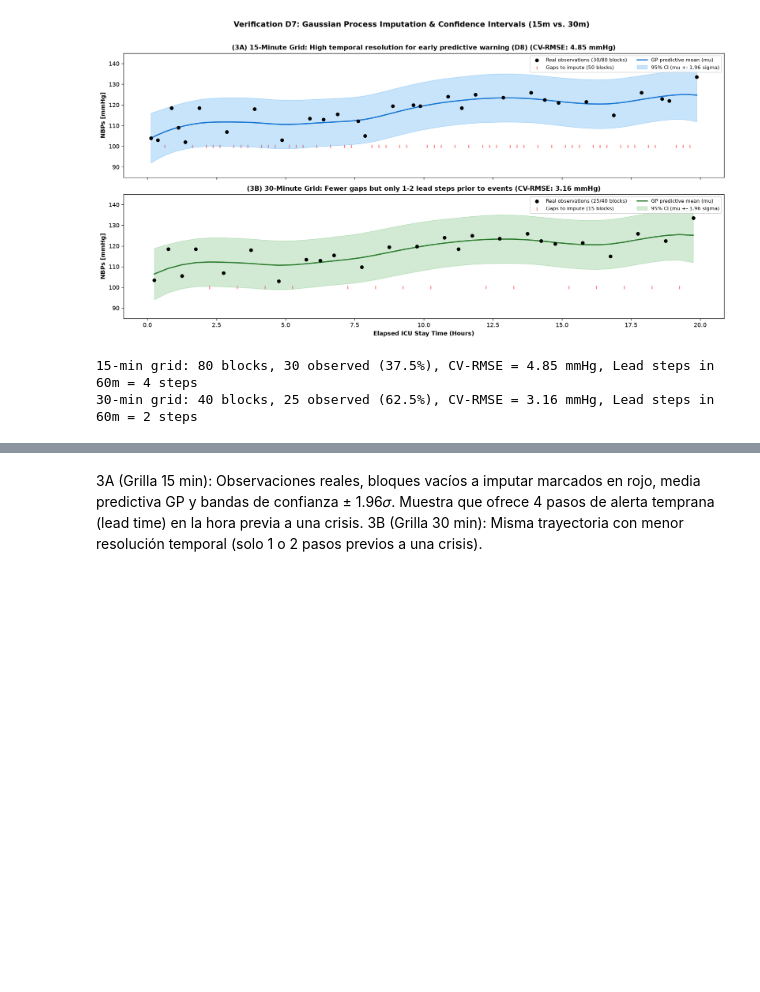
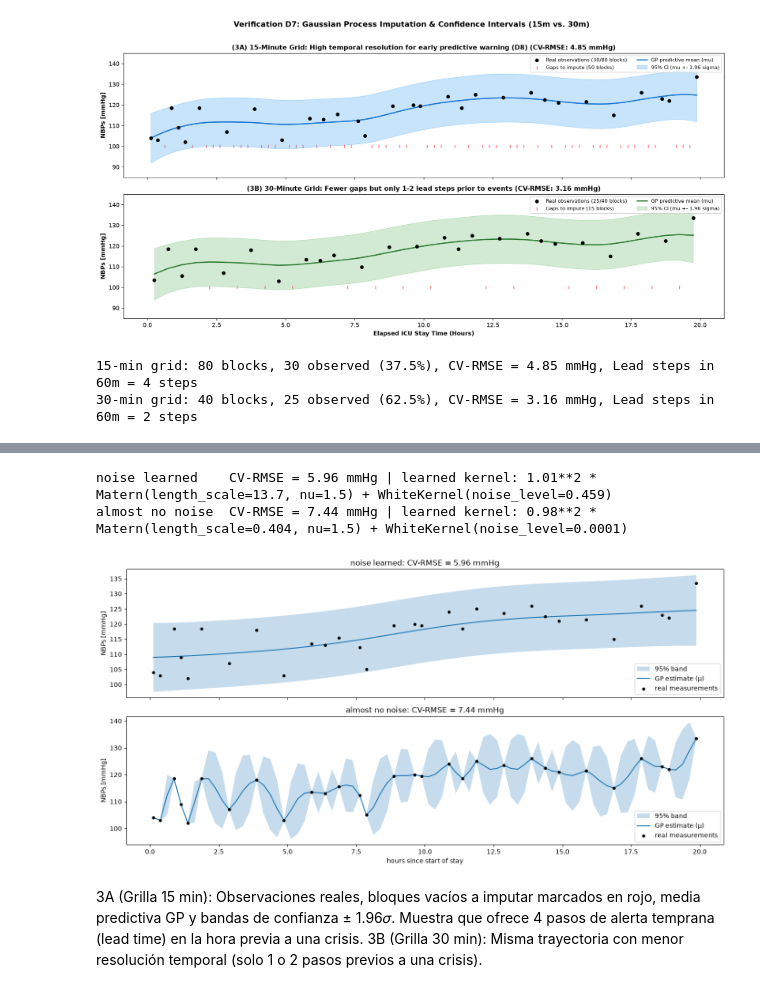
Before and after one commit to catalinabatalla/Final-project-AI-industry, a Jupyter notebook: notebooks/00_patient_selection.ipynb, the cells around one changed output, grey strips where cells are left out. Drawn from its saved outputs; the diff is of its cells as text; code cells hidden in the pictures; blank space fills up the shorter version.

```diff
--- a/notebooks/00_patient_selection.ipynb
+++ b/notebooks/00_patient_selection.ipynb
@@ -831,3 +831,54 @@ print(f"30-min grid: {n_30} blocks, {obs_30} observed ({100*obs_30/n_30:.1f}%),
+# %%
+from sklearn.gaussian_process import GaussianProcessRegressor
+from sklearn.gaussian_process.kernels import ConstantKernel as C, Matern, WhiteKernel
+from sklearn.model_selection import KFold
+
+# Data: p10019003, first 20 h, real systolic cuff values, 15-minute blocks
+d = pd.read_csv(os.path.join(DATA_DIR, "p10019003_87033314n.csv.gz"),
+                usecols=["time", "NBPs [mmHg]", "NBPd [mmHg]"])
+cuff = d.dropna(subset=["NBPs [mmHg]"]).sort_values("time")
+vals = cuff[["NBPs [mmHg]", "NBPd [mmHg]"]].fillna(-1)
+real = cuff[vals.ne(vals.shift()).any(axis=1)].copy()
+real["hours"] = (real["time"] - d["time"].min()) / TICKS_PER_SECOND / 3600
+real = real[real["hours"] <= 20]
+
+real["block"] = (real["hours"] // 0.25).astype(int)
+obs = real.groupby("block")["NBPs [mmHg]"].mean()
+X = ((obs.index.values + 0.5) * 0.25).reshape(-1, 1)   # block centre in hours
+y = obs.values
+X_all = (np.arange(80) * 0.25 + 0.125).reshape(-1, 1)
+
+kernels = {
+    "noise learned": C(1.0) * Matern(length_scale=1.0, nu=1.5) + WhiteKernel(noise_level=0.5),
+    "almost no noise": C(1.0) * Matern(length_scale=1.0, nu=1.5)
+                       + WhiteKernel(noise_level=1e-4, noise_level_bounds="fixed"),
+}
+
+fig, axes = plt.subplots(2, 1, figsize=(14, 7), sharex=True)
+for ax, (name, k) in zip(axes, kernels.items()):
+    errors = []
+    for tr, te in KFold(5, shuffle=True, random_state=42).split(X):
+        gp = GaussianProcessRegressor(kernel=k, normalize_y=True, random_state=42).fit(X[tr], y[tr])
+        errors.extend(gp.predict(X[te]) - y[te])
+    rmse = np.sqrt(np.mean(np.square(errors)))
+
+    gp = GaussianProcessRegressor(kernel=k, normalize_y=True, random_state=42).fit(X, y)
+    mu, sigma = gp.predict(X_all, return_std=True)
+    ax.fill_between(X_all.ravel(), mu - 1.96 * sigma, mu + 1.96 * sigma, alpha=0.25, label="95% band")
+    ax.plot(X_all, mu, label="GP estimate (μ)")
+    ax.scatter(X, y, color="black", s=15, zorder=3, label="real measurements")
+    ax.set_title(f"{name}: CV-RMSE = {rmse:.2f} mmHg")
+    ax.set_ylabel("NBPs [mmHg]")
+    ax.legend(loc="lower right")
+    print(f"{name:16s} CV-RMSE = {rmse:.2f} mmHg | learned kernel: {gp.kernel_}")
+
+axes[-1].set_xlabel("hours since start of stay")
+plt.tight_layout()
+plt.show()
+# %% [output]
+noise learned    CV-RMSE = 5.96 mmHg | learned kernel: 1.01**2 * Matern(length_scale=13.7, nu=1.5) + WhiteKernel(noise_level=0.459)
+almost no noise  CV-RMSE = 7.44 mmHg | learned kernel: 0.98**2 * Matern(length_scale=0.404, nu=1.5) + WhiteKernel(noise_level=0.0001)
+[figure, added]
 # %% [markdown]
 3A (Grilla 15 min): Observaciones reales, bloques vacíos a imputar marcados en rojo, media predictiva GP y bandas de confianza  ± 1.96𝜎. Muestra que ofrece 4 pasos de alerta temprana (lead time) en la hora previa a una crisis.
 3B (Grilla 30 min): Misma trayectoria con menor resolución temporal (solo 1 o 2 pasos previos a una crisis).
```
Also changed, not shown: parts of 7 cells of this notebook.
